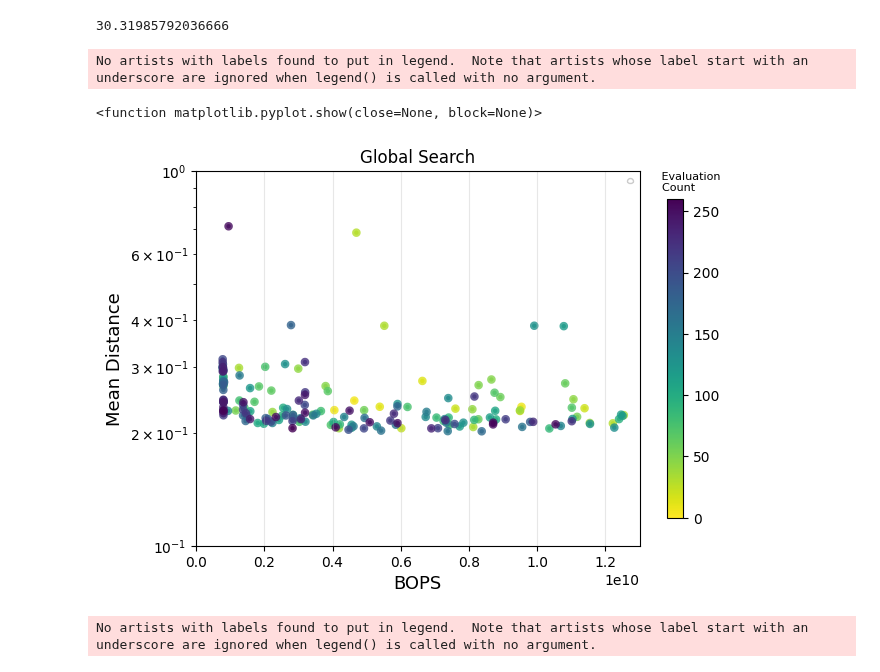
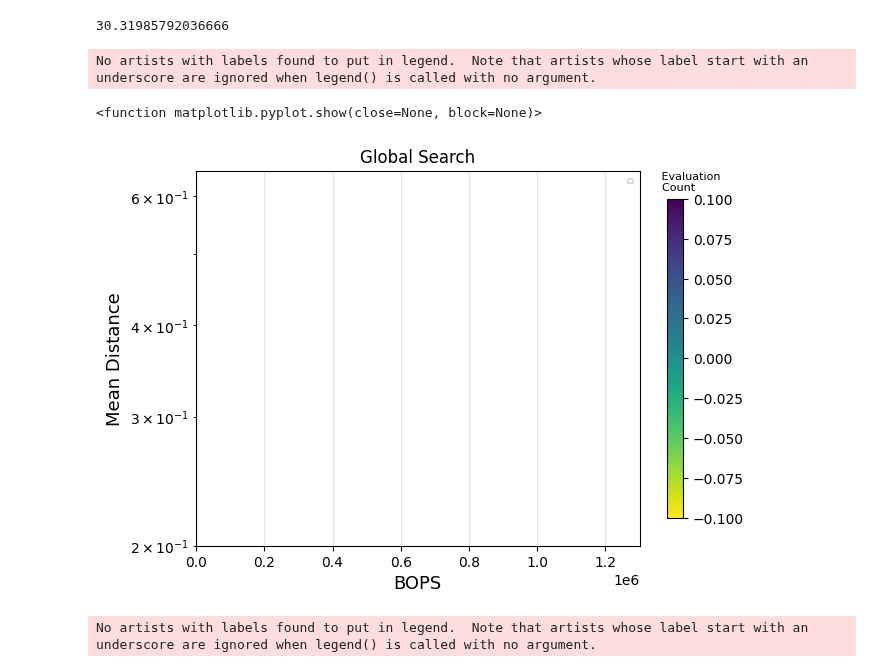
Before and after one commit to lukemcdermotttt/Morph, a Jupyter notebook: plots/quick_plot_example.ipynb, the cells around one changed output. Cells and saved outputs as stored; diff of their text form; code cells hidden in the pictures.

```diff
--- a/plots/quick_plot_example.ipynb
+++ b/plots/quick_plot_example.ipynb
@@ -27,34 +25,24 @@ import matplotlib.pyplot as plt
 from matplotlib.cm import ScalarMappable
 # %%
 # Replace 'your_file.txt' with the path to your text file
-txt_file = '/home/ubuntu/luke/Morph/global_search.txt'
+txt_file = '../global_search.txt'
 
 arr_bops = []
 arr_dist = []
 
 with open(txt_file, "r") as f:
-    lines = f.readlines()
+    lines = f.readlines()[2000:] #This determines which trials you are looking at, rn this is for Deepsets
     for line in lines:
         arr_line = line.split(' ')
-        """
-        count = 0
-        attn_count = 0
-        for i in [20,22,24]:
-            if arr_line[i] == '\'Conv\',' or arr_line[i] == '\'ConvAttn\',':
-                count += 1
-            if arr_line[i] == '\'ConvAttn\',':
-                attn_count += 1
 
-        if attn_count == 1 and count == 1:
-            arr_bops.append(float(arr_line[6].replace(",", "")))
-            arr_dist.append(float(arr_line[4].replace(",", "")))
-        """
-        bops = float(arr_line[6].replace(",", ""))
-        dist = float(arr_line[4].replace(",", ""))
-        if bops < 5e9 and dist < 0.2045:
-            print('Found model:', bops, dist)
+        bops = float(arr_line[5].replace(",", "")) #change to arr_line[6] if you want to use BraggNN
+        acc = float(arr_line[3].replace(",", "")) #change to arr_line[4] if you want to use BraggNN
+
+        #This code snippet just helps me find models that are better than x or y amount.
+        if bops < 236000 and acc > .656: #if bops < 800000000 and acc < .23:
+            print('Found model:', bops, acc)
         arr_bops.append(bops)
-        arr_dist.append(dist)
+        arr_dist.append(acc)
 
 x = arr_bops
 y = arr_dist
@@ -77,35 +76,35 @@ print(135483678720.0 / 4468480000)
 # %%
 fig, ax = plt.subplots(figsize=(7,5))
 
 # Select colormap and define count
 cm = plt.cm.get_cmap('viridis_r')
 count = [x for x in range(len(x))]
 
 ax.scatter(x, y, marker='o', lw=3, alpha=0.8, c=count,
         cmap=cm, label='', s=10)
 ax.set_title('Global Search')#'Morph Search Results')
 ax.set_xlabel('BOPS', fontsize=13)
 ax.set_ylabel('Mean Distance', fontsize=13)
 ax.legend(fancybox=True, fontsize=10, framealpha=1, borderpad=0.2, loc='upper right')
 ax.grid(True, alpha=0.3)
-ax.set_xlim(0, 1.3e10)
-ax.set_ylim(0.1, 1)
+ax.set_xlim(0, 1.3e6)
+ax.set_ylim(0.2, .65)
 ax.set_yscale('log')
 #ax.set_xscale('log')
 
 # Eval Count bar
 norm = plt.Normalize(0, len(x))
 sm = ScalarMappable(norm=norm, cmap=cm)
 cbar = fig.colorbar(sm, ax=ax, shrink=0.85)
 cbar.ax.set_title("         Evaluation\n  Count", fontsize=8)
 
 fig.tight_layout(pad=2)
 plt.show
 #plt.savefig('global_search_zoom.png')
 # %% [output]
 No artists with labels found to put in legend.  Note that artists whose label start with an underscore are ignored when legend() is called with no argument.
 <function matplotlib.pyplot.show(close=None, block=None)>
-[figure, old version]
+[figure, new version]
 # %%
 fig, ax = plt.subplots(figsize=(7,5))
 
```
Also changed, not shown: parts of 6 cells of this notebook, 19 other files.
